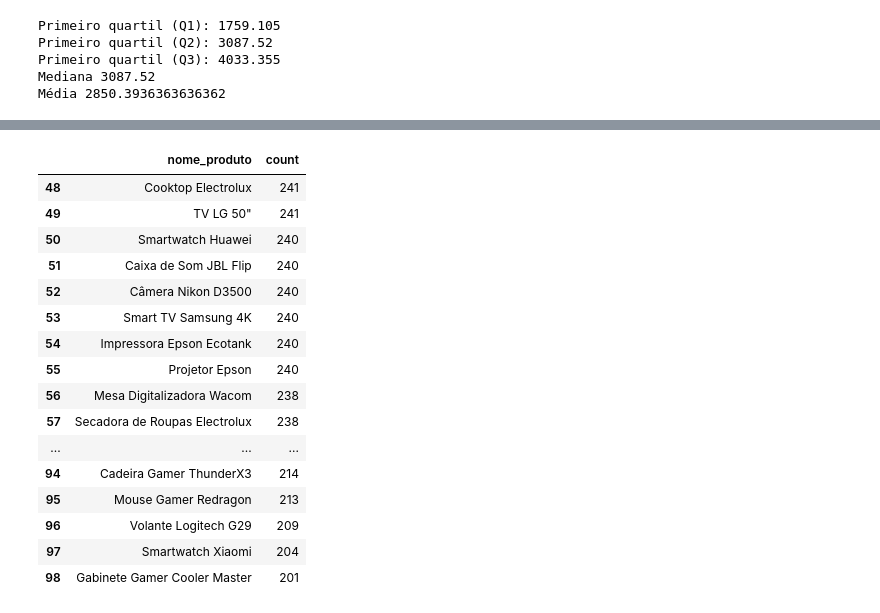
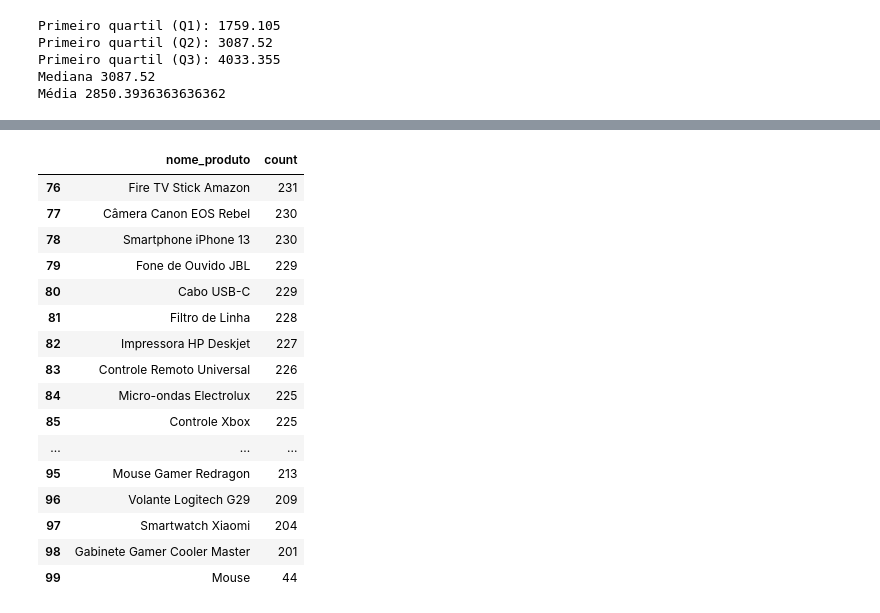
Before and after one commit to MatheusVieira12/Projeto_Nara, a Jupyter notebook: Tabelas.ipynb, the cells around one changed output, grey strips where cells are left out. Saved outputs shown, nothing was run; the diff lists cells and outputs as text; code cells hidden in the pictures.

Commit message:
partes do projeto

```diff
--- a/Tabelas.ipynb
+++ b/Tabelas.ipynb
@@ -14,0 +17,4 @@ vendas3 = pd.read_csv('venda 3.csv' )
+# %%
+produtos_completo = pd.concat([df_produtos, novo_produto], ignore_index=True)
+produtos_completo.drop_duplicates(subset='Nome_Produto', inplace=True)
+produtos_completo
@@ -14,0 +35,9 @@ vendas3 = pd.read_csv('venda 3.csv' )
+# %%
+produtos_completo.set_index('ID_Produto', inplace=True)
+sem_marca.set_index('ID_Produto', inplace=True)
+
+tabela_join = produtos_completo.join(sem_marca, how='left', rsuffix='_corrigido')
+tabela_join['Marca'] = tabela_join['Marca'].fillna(tabela_join['Marca_corrigido'])
+tabela_join.drop(columns=['Marca_corrigido'], inplace=True)
+produtos_completo = tabela_join.reset_index()
+produtos_completo
@@ -33,7 +62,7 @@ df_clientes
 # %%
 df_clientes.columns = df_clientes.columns.str.strip().str.lower()
 df_vendas.columns = df_vendas.columns.str.strip().str.lower()
-df_produtos.columns = df_produtos.columns.str.strip().str.lower()
+produtos_completo.columns = produtos_completo.columns.str.strip().str.lower()
 # %%
 clientes_vendas = pd.merge(df_vendas, df_clientes, on="id_cliente", how="left")
-tabela_final = pd.merge(clientes_vendas, df_produtos, on="id_produto", how="left")
+tabela_final = pd.merge(clientes_vendas, produtos_completo, on="id_produto", how="left")
@@ -205,21 +219,21 @@ Distância: 0.0040655517833941045
 # %%
-count_outliers = contagem[contagem['count'] < media]
+count_outliers = contagem[contagem['count'] < q1]
 count_outliers
 # %% [output]
 |  | nome_produto | count |
-| 48 | Cooktop Electrolux | 241 |
-| 49 | TV LG 50" | 241 |
-| 50 | Smartwatch Huawei | 240 |
-| 51 | Caixa de Som JBL Flip | 240 |
-| 52 | Câmera Nikon D3500 | 240 |
-| 53 | Smart TV Samsung 4K | 240 |
-| 54 | Impressora Epson Ecotank | 240 |
-| 55 | Projetor Epson | 240 |
-| 56 | Mesa Digitalizadora Wacom | 238 |
-| 57 | Secadora de Roupas Electrolux | 238 |
+| 76 | Fire TV Stick Amazon | 231 |
+| 77 | Câmera Canon EOS Rebel | 230 |
+| 78 | Smartphone iPhone 13 | 230 |
+| 79 | Fone de Ouvido JBL | 229 |
+| 80 | Cabo USB-C | 229 |
+| 81 | Filtro de Linha | 228 |
+| 82 | Impressora HP Deskjet | 227 |
+| 83 | Controle Remoto Universal | 226 |
+| 84 | Micro-ondas Electrolux | 225 |
+| 85 | Controle Xbox | 225 |
 | ... | ... | ... |
-| 94 | Cadeira Gamer ThunderX3 | 214 |
 | 95 | Mouse Gamer Redragon | 213 |
 | 96 | Volante Logitech G29 | 209 |
 | 97 | Smartwatch Xiaomi | 204 |
 | 98 | Gabinete Gamer Cooler Master | 201 |
+| 99 | Mouse | 44 |
```
Also changed, not shown: parts of 14 cells of this notebook, 4 other files.
